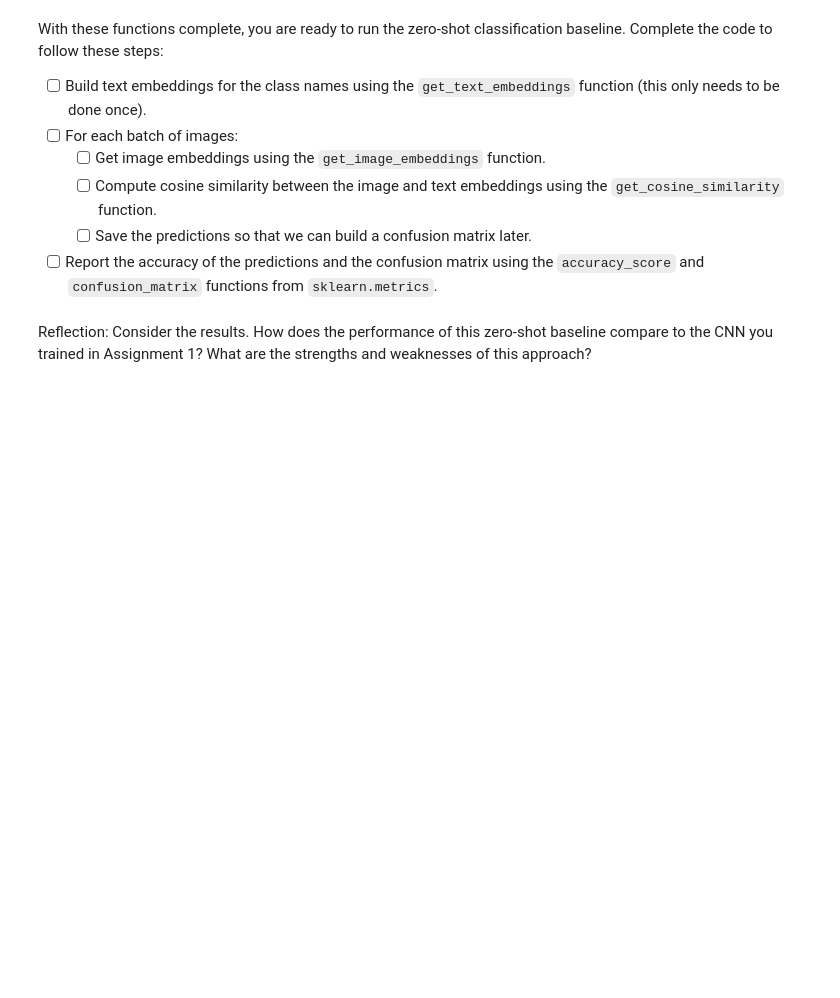
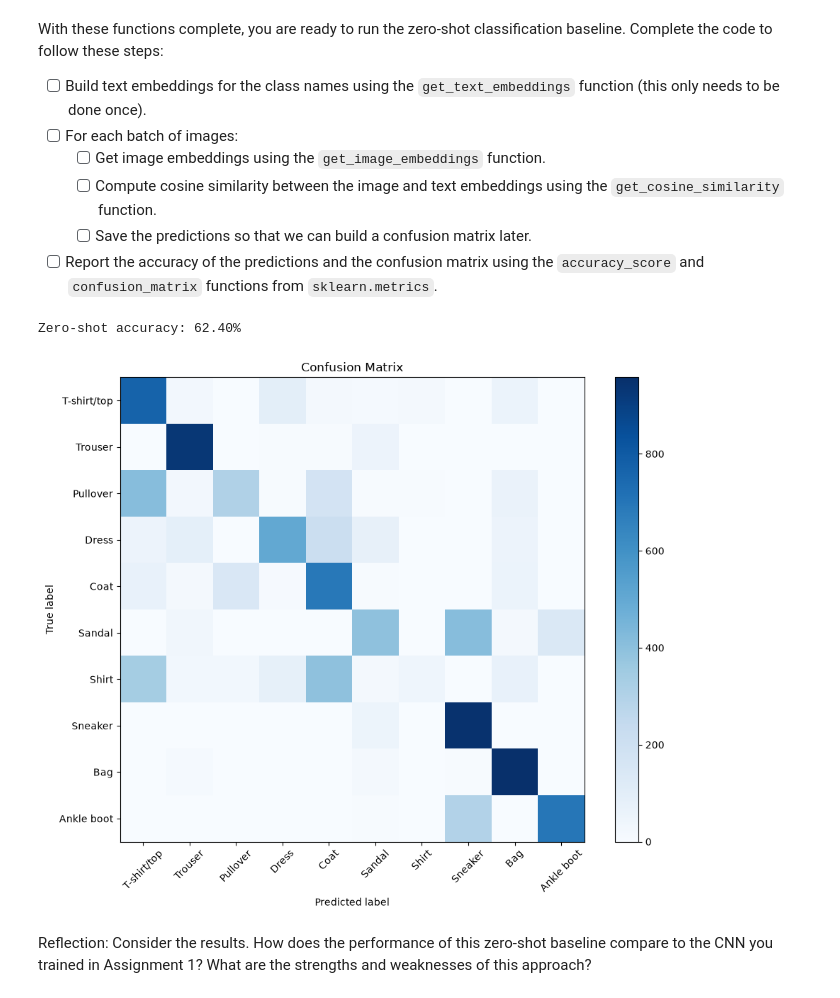
Before and after one commit to cryptoHelium/deep_learning, a Jupyter notebook: 02_activities/assignments/assignment_2.ipynb, the cells around one changed output. Cells and saved outputs as stored; diff of their text form; code cells hidden in the pictures; blank space fills up the shorter version.

```diff
--- a/02_activities/assignments/assignment_2.ipynb
+++ b/02_activities/assignments/assignment_2.ipynb
@@ -54,6 +61,8 @@ You should:
 # %%
 from torchvision import datasets
 from torch.utils.data import DataLoader
+
+import torchvision
 
 CLASS_NAMES = [
     "T-shirt/top",
@@ -76,8 +85,8 @@ def collate_clip(batch):
     # Send pixel_values to GPU/CPU now; labels stay on CPU for metrics
     return proc["pixel_values"].to(device), torch.tensor(labels)
 
-test_dataset = # Complete
-test_loader = # Complete
+test_dataset = torchvision.datasets.FashionMNIST(root="./data", train=False, download=True)
+test_loader = DataLoader(test_dataset,batch_size=16,shuffle=True,collate_fn=collate_clip)
 # %% [markdown]
 If your code is correct, the following cell should show the first batch of images from the Fashion-MNIST dataset:
 # %%
@@ -174,7 +185,7 @@ def get_cosine_similarity(image_feats: torch.Tensor, text_feats: torch.Tensor) -
     text_feats = text_feats.cpu()    # Ensure text features are on CPU
 
     # Compute cosine similarity, which is the dot product of normalized vectors
-    return # Complete
+    return (image_feats @ text_feats.T).numpy() # Complete
 
 def get_predictions(similarity: np.ndarray) -> np.ndarray:
     """
@@ -185,7 +196,7 @@ def get_predictions(similarity: np.ndarray) -> np.ndarray:
         numpy.ndarray: Predicted class indices for each image, shape (N,).
     """
     # Get the index of the maximum similarity for each image
-    return # Complete
+    return similarity.argmax(axis=1) # Complete
 # %% [markdown]
 With these functions complete, you are ready to run the zero-shot classification baseline. Complete the code to follow these steps:
 
@@ -197,27 +208,48 @@ With these functions complete, you are ready to run the zero-shot classification
 - [ ] Report the accuracy of the predictions and the confusion matrix using the `accuracy_score` and `confusion_matrix` functions from `sklearn.metrics`.
 # %%
 from sklearn.metrics import accuracy_score, confusion_matrix
+
+class_names = test_dataset.classes
+text_feats = get_text_embeddings(class_names)
+
 
 y_true, y_pred = [], []
 
 for pixel_values, labels in test_loader:
+    pixel_values = pixel_values.to(device)
+
+    image_feats = get_image_embeddings(pixel_values)
+    similarity = get_cosine_similarity(image_feats, text_feats)
+    preds = get_predictions(similarity)
+
+    y_pred.extend(preds)
+    y_true.extend(np.array(labels))
+
 
 # Report the accuracy of the predictions
+
+accuracy = accuracy_score(y_true, y_pred)
+print(f"Zero-shot accuracy: {accuracy * 100:.2f}%")
 
 # Report the confusion matrix
 def plot_confusion_matrix(y_true, y_pred, class_names):
     cm = confusion_matrix(y_true, y_pred)
     plt.figure(figsize=(10, 8))
     plt.imshow(cm, interpolation='nearest', cmap=plt.cm.Blues)
     plt.title('Confusion Matrix')
     plt.colorbar()
     tick_marks = np.arange(len(class_names))
     plt.xticks(tick_marks, class_names, rotation=45)
     plt.yticks(tick_marks, class_names)
     plt.ylabel('True label')
     plt.xlabel('Predicted label')
     plt.tight_layout()
     plt.show()
+
+plot_confusion_matrix(y_true, y_pred, class_names)
+# %% [output]
+Zero-shot accuracy: 62.40%
+[figure, added]
 # %% [markdown]
 Reflection: Consider the results. How does the performance of this zero-shot baseline compare to the CNN you trained in Assignment 1? What are the strengths and weaknesses of this approach?
 # %% [markdown]
```
Also changed, not shown: parts of 3 cells of this notebook, 9 other files.
